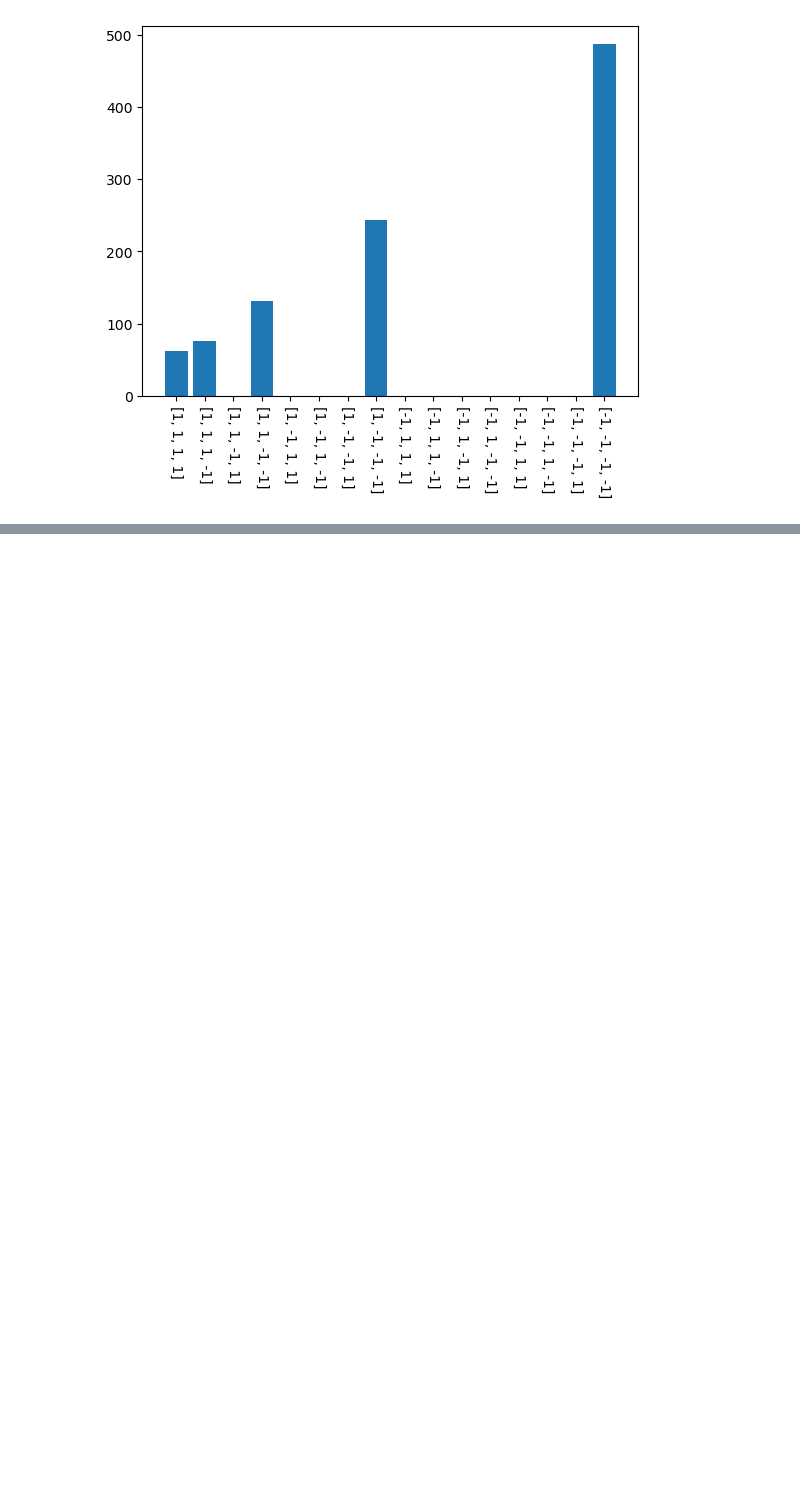
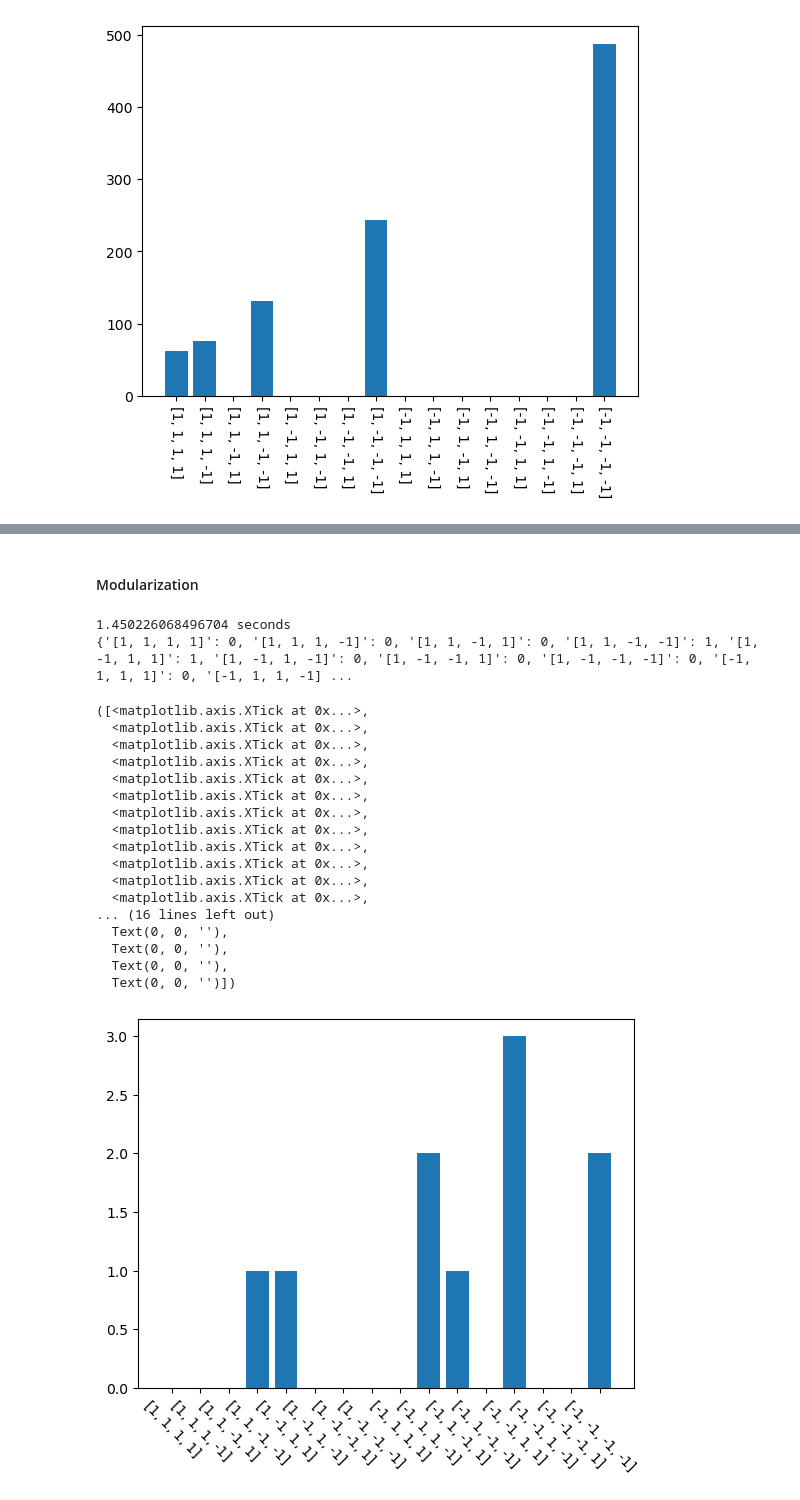
Before and after one commit to ZihanLi26/20041DIsing, a Jupyter notebook: 20041D Ising Code.ipynb, the cells around one changed output, grey strips where cells are left out. Saved outputs shown, nothing was run; the diff lists cells and outputs as text; code cells hidden in the pictures; blank space fills up the shorter version.

```diff
--- a/20041D Ising Code.ipynb
+++ b/20041D Ising Code.ipynb
@@ -490,13 +487,0 @@ plt.bar(dyct.keys(), dyct.values())
-# %%
-def randomindex(N):
-    n = np.ceil(np.log2(N))
-    tempq = QuantumRegister(n)
-    tempc = ClassicalRegister(n)
-    circ = QuantumCircuit(tempq, tempc)
-    for numq in range(n):
-        circ.h(tempq[numq])
-    circ.measure(tempq, tempc)
-    backend = Aer.get_backend('qasm_simulator')
-    shots = 1024
-    results = execute(circ, backend, shots=shots).result()
-    counts = results.get_counts()
@@ -528,0 +488,2 @@ for i in range(8):
+# %% [markdown]
+#### Modularization
@@ -528,0 +625,60 @@ for i in range(8):
+# %%
+# Modualized Quantum + Classic Model in random order
+start = time()
+dyct = {'[1, 1, 1, 1]':0, '[1, 1, 1, -1]':0, '[1, 1, -1, 1]':0, '[1, 1, -1, -1]':0,
+       '[1, -1, 1, 1]':0, '[1, -1, 1, -1]':0, '[1, -1, -1, 1]':0, '[1, -1, -1, -1]':0,
+       '[-1, 1, 1, 1]':0, '[-1, 1, 1, -1]':0, '[-1, 1, -1, 1]':0, '[-1, 1, -1, -1]':0,
+       '[-1, -1, 1, 1]':0, '[-1, -1, 1, -1]':0, '[-1, -1, -1, 1]':0, '[-1, -1, -1, -1]':0,}
+
+# Set Parameters
+J = -0.25*np.log(0.5) # Coupling Strength
+T = 1 # Temperature
+
+# Calculate the Possibility
+P = np.exp(-4 * J / T)
+
+# Set the numbers of trials
+trialnumbers = 1000
+
+# Initialize the circuit
+q = QuantumRegister(5)
+c = ClassicalRegister(1)
+qc = QuantumCircuit(q, c)
+
+# Initialized Spins
+inispins = [1, 1, 1, 1]
+
+for totalloop in range(trialnumbers):
+
+    spins = inispins.copy()
+
+    for branchloop in range(trialnumbers):
+        isingAlgorithm(randomindex(len(spins)))
+
+    dyct[str(spins)] = dyct[str(spins)] + 1
+
+print(float(time() - start), 'seconds')
+print(dyct)
+plt.bar(dyct.keys(), dyct.values())
+plt.xticks(ticks = list(dyct.keys()), rotation = 315)
+# %% [output]
+1.450226068496704 seconds
+{'[1, 1, 1, 1]': 0, '[1, 1, 1, -1]': 0, '[1, 1, -1, 1]': 0, '[1, 1, -1, -1]': 1, '[1, -1, 1, 1]': 1, '[1, -1, 1, -1]': 0, '[1, -1, -1, 1]': 0, '[1, -1, -1, -1]': 0, '[-1, 1, 1, 1]': 0, '[-1, 1, 1, -1] ...
+([<matplotlib.axis.XTick at 0x...>,
+  <matplotlib.axis.XTick at 0x...>,
+  <matplotlib.axis.XTick at 0x...>,
+  <matplotlib.axis.XTick at 0x...>,
+  <matplotlib.axis.XTick at 0x...>,
+  <matplotlib.axis.XTick at 0x...>,
+  <matplotlib.axis.XTick at 0x...>,
+  <matplotlib.axis.XTick at 0x...>,
+  <matplotlib.axis.XTick at 0x...>,
+  <matplotlib.axis.XTick at 0x...>,
+  <matplotlib.axis.XTick at 0x...>,
+  <matplotlib.axis.XTick at 0x...>,
+... (16 lines left out)
+  Text(0, 0, ''),
+  Text(0, 0, ''),
+  Text(0, 0, ''),
+  Text(0, 0, '')])
+[figure, added]
```
Also changed, not shown: parts of 13 cells of this notebook.
